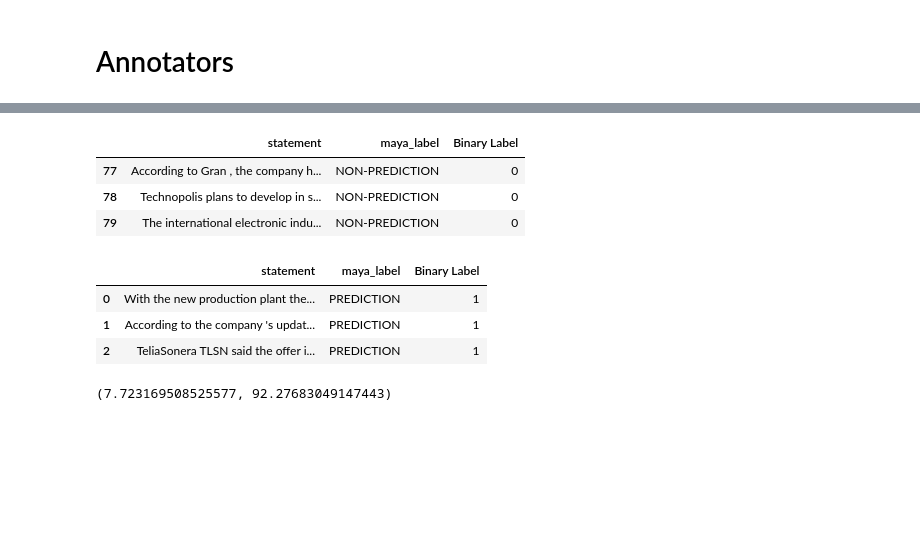
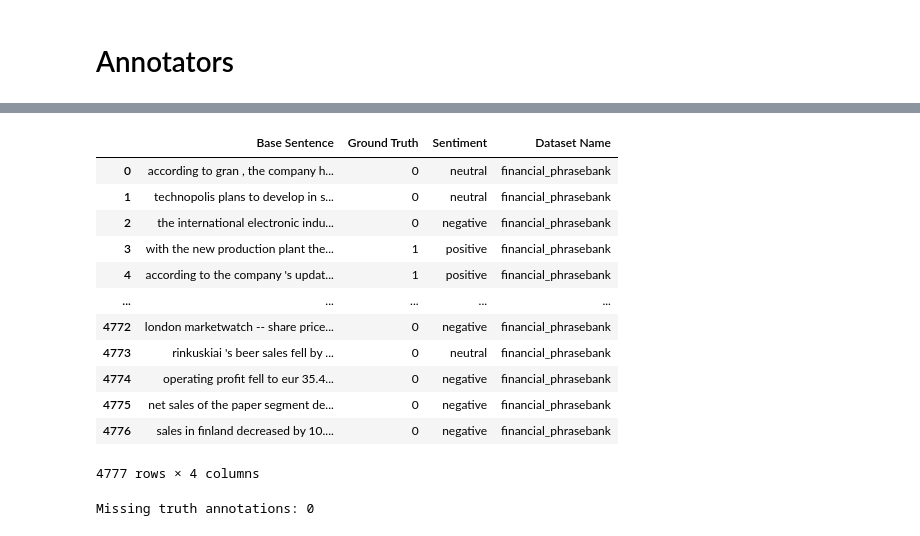
Before and after one commit to ufdatastudio/predictions, a Jupyter notebook: notebook_experiments/annotators.ipynb, the cells around one changed output, grey strips where cells are left out. Drawn from its saved outputs; the diff is of its cells as text; code cells hidden in the pictures; blank space fills up the shorter version.

Commit message:
fix: fpb sentiment data + annotators -> shortage

```diff
--- a/notebook_experiments/annotators.ipynb
+++ b/notebook_experiments/annotators.ipynb
@@ -16,15 +16,14 @@ from data_processing import DataProcessing
 pd.set_option('max_colwidth', 800)
 # pd.set_option('display.max_columns', None)
 # pd.set_option('display.max_columns', 40)
-pd.set_option('display.max_rows', None)
+# pd.set_option('display.max_rows', None)
 
 warnings.filterwarnings('ignore')
+# %%
+base_data_path = DataProcessing.load_base_data_path(notebook_dir)
 # %%
-base_data_path = os.path.join(notebook_dir, '../data')
-dataset_path = os.path.join(base_data_path, 'financial_phrase_bank/annotators')
-annotator_path = os.path.join(dataset_path, 'maya_annotations-financial_phrasebank_statements-v2.csv')
-print(annotator_path)
-df = DataProcessing.load_from_file(annotator_path, 'csv', sep = ",", encoding = 'latin')
-df.dropna(inplace=True)
-df.head(3)
+sentiment_data_path = os.path.join(base_data_path, "financial_phrase_bank/all-data.csv")
+sentiment_df = DataProcessing.load_from_file(sentiment_data_path, encoding='latin', header=None)
+sentiment_df.rename(columns={0: 'Sentiment', 1: 'Base Sentence'}, inplace=True)
+sentiment_df
 # %% [output]
@@ -36,3 +43,4 @@ df.head(3)
 # %%
-len(df)
+annotations_df = DataProcessing.load_financial_phrasebank_dataset(notebook_dir, predictions_only=False)
+annotations_df
 # %% [output]
@@ -53,25 +177,21 @@ numerical_labels_df.head(3)
-# %%
-filt_predictions = (numerical_labels_df['Binary Label'] == 1)
-predictions_df = numerical_labels_df[filt_predictions]
-
-non_predictions_df = numerical_labels_df[~filt_predictions]
-non_predictions_df.head(3)
-# %% [output]
-|  | statement | maya_label | Binary Label |
-| 77 | According to Gran , the company h... | NON-PREDICTION | 0 |
-| 78 | Technopolis plans to develop in s... | NON-PREDICTION | 0 |
-| 79 | The international electronic indu... | NON-PREDICTION | 0 |
 # %%
-predictions_df.head(3)
+final_df
 # %% [output]
-|  | statement | maya_label | Binary Label |
-| 0 | With the new production plant the... | PREDICTION | 1 |
-| 1 | According to the company 's updat... | PREDICTION | 1 |
-| 2 | TeliaSonera TLSN said the offer i... | PREDICTION | 1 |
+|  | Base Sentence | Ground Truth | Sentiment | Dataset Name |
+| 0 | according to gran , the company h... | 0 | neutral | financial_phrasebank |
+| 1 | technopolis plans to develop in s... | 0 | neutral | financial_phrasebank |
+| 2 | the international electronic indu... | 0 | negative | financial_phrasebank |
+| 3 | with the new production plant the... | 1 | positive | financial_phrasebank |
+| 4 | according to the company 's updat... | 1 | positive | financial_phrasebank |
+| ... | ... | ... | ... | ... |
+| 4772 | london marketwatch -- share price... | 0 | negative | financial_phrasebank |
+| 4773 | rinkuskiai 's beer sales fell by ... | 0 | neutral | financial_phrasebank |
+| 4774 | operating profit fell to eur 35.4... | 0 | negative | financial_phrasebank |
+| 4775 | net sales of the paper segment de... | 0 | negative | financial_phrasebank |
+| 4776 | sales in finland decreased by 10.... | 0 | negative | financial_phrasebank |
+4777 rows × 4 columns
 # %%
-predictions_ratio = len(predictions_df) / len(numerical_labels_df) * 100
-non_predictions_ratio = len(non_predictions_df) / len(numerical_labels_df) * 100
-predictions_ratio, non_predictions_ratio
+print("Missing truth annotations:", final_df['Ground Truth'].isna().sum())
 # %% [output]
-(7.723169508525577, 92.27683049147443)
+Missing truth annotations: 0
 # %%
```
Also changed, not shown: parts of 6 cells of this notebook, 1 other file.
